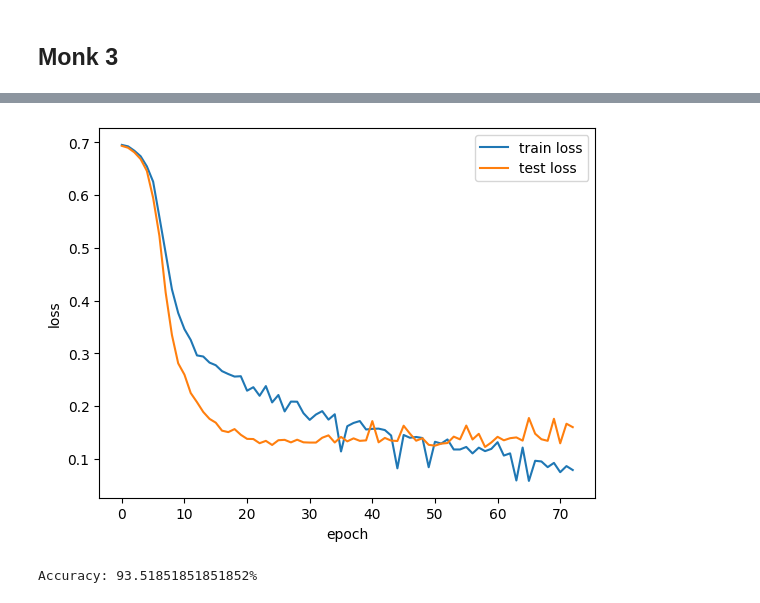
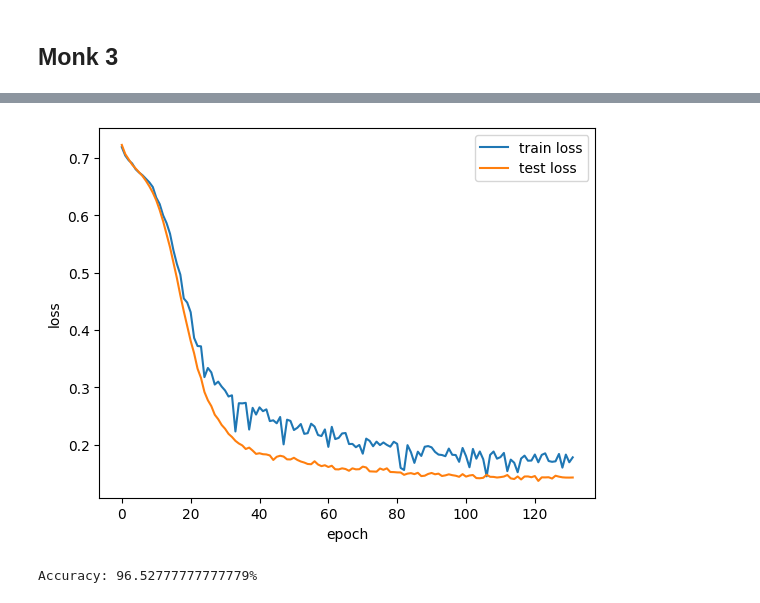
Before and after one commit to effe1209/ProjectML_Course, a Jupyter notebook: monk.ipynb, the cells around one changed output, grey strips where cells are left out. Saved outputs shown, nothing was run; the diff lists cells and outputs as text; code cells hidden in the pictures.

```diff
--- a/monk.ipynb
+++ b/monk.ipynb
@@ -204,6 +219,10 @@ for i in range(LEN_CONFIGURATIONS):
 CONFIG_DICTIONARY_EPOCHS = {}
 for i in range(LEN_CONFIGURATIONS):
   CONFIG_DICTIONARY_EPOCHS[i] = 0
+
+CONFIG_DICTIONARY_INSTABILITY = {}
+for i in range(LEN_CONFIGURATIONS):
+  CONFIG_DICTIONARY_INSTABILITY[i] = 0
 
 # Cross Validation X K-folds
 for i in range(LEN_CONFIGURATIONS): #iterate over all configurations
@@ -233,6 +252,7 @@ for i in range(LEN_CONFIGURATIONS): #iterate over all configurations
     )
     best_nn, train_loss_vector, test_loss_vector = trainer.train(print_epochs=False) # returns the best nn based on val, the train and val loss vectors
     CONFIG_DICTIONARY_EPOCHS[i] += len(train_loss_vector) #number of epochs until early stopping or max epochs
+    CONFIG_DICTIONARY_INSTABILITY[i] += val_instability_coeff(test_loss_vector)
 
     #best val accuracy
     out = best_nn.forward(X_val)[-1][-1]
@@ -262,10 +282,10 @@ Training 411
 # %%
 # print the top 5 configurations, sorting criterias: 1 avg accuracy, 2 n parameters (the less the better), 3 epochs trained (the less the better)
-TOP_5_CONFIGS_INDEXES = sorted(CONFIG_DICTIONARY, key=lambda i: (-CONFIG_DICTIONARY[i], count_parameters(CONFIGURATIONS[i][0]), CONFIG_DICTIONARY_EPOCHS[i] // K_FOLDS))[:5]
+TOP_5_CONFIGS_INDEXES = sorted(CONFIG_DICTIONARY, key=lambda i: (-CONFIG_DICTIONARY[i], count_parameters(CONFIGURATIONS[i][0]), CONFIG_DICTIONARY_INSTABILITY[i] / K_FOLDS))[:5]
 print("Top 5 configurations:")
 for i in TOP_5_CONFIGS_INDEXES:
     ACCURACY = CONFIG_DICTIONARY[i] * 100 / K_FOLDS
-    print(f"Config index: {CONFIGURATIONS[i]}, Avg Epochs: {CONFIG_DICTIONARY_EPOCHS[i] // K_FOLDS}, Mean Accuracy: {ACCURACY}%")
+    print(f"Config index: {CONFIGURATIONS[i]}, Avg Epochs: {CONFIG_DICTIONARY_EPOCHS[i] // K_FOLDS}, Mean Accuracy: {ACCURACY}%, training instability coeff: {CONFIG_DICTIONARY_INSTABILITY[i] / K_FOLDS}")
 
 # Get the best configuration and its average epochs + early stop epochs to be sure it converges
 NEURAL_NETWORK_ARCHITECTURE, NEURAL_NETWORK_ACTIVATION, LOSS_F, ETA, LAMBDA, ALPHA, BATCH_SIZE = CONFIGURATIONS[TOP_5_CONFIGS_INDEXES[0]]
@@ -327,6 +347,10 @@ for i in range(LEN_CONFIGURATIONS):
 CONFIG_DICTIONARY_EPOCHS = {}
 for i in range(LEN_CONFIGURATIONS):
   CONFIG_DICTIONARY_EPOCHS[i] = 0
+
+CONFIG_DICTIONARY_INSTABILITY = {}
+for i in range(LEN_CONFIGURATIONS):
+  CONFIG_DICTIONARY_INSTABILITY[i] = 0
 
 # Cross Validation X K-folds
 for i in range(LEN_CONFIGURATIONS): #iterate over all configurations
@@ -356,6 +380,7 @@ for i in range(LEN_CONFIGURATIONS): #iterate over all configurations
     )
     best_nn, train_loss_vector, test_loss_vector = trainer.train(print_epochs=False) # returns the best nn based on val, the train and val loss vectors
     CONFIG_DICTIONARY_EPOCHS[i] += len(train_loss_vector) #number of epochs until early stopping or max epochs
+    CONFIG_DICTIONARY_INSTABILITY[i] += val_instability_coeff(test_loss_vector)
 
     #best val accuracy
     out = best_nn.forward(X_val)[-1][-1]
@@ -385,9 +410,9 @@ NEURAL_NETWORK_ARCHITECTURE: [17, 8, 1], NEURAL_NETWORK_ACTIV
 # %%
 # print the top 10 configurations, sorting criterias: 1 avg accuracy, 2 n parameters (the less the better), 3 epochs trained (the less the better)
-TOP_10_CONFIGS_INDEXES = sorted(CONFIG_DICTIONARY, key=lambda i: (-CONFIG_DICTIONARY[i], count_parameters(CONFIGURATIONS[i][0]), CONFIG_DICTIONARY_EPOCHS[i] // K_FOLDS))[:10]
+TOP_10_CONFIGS_INDEXES = sorted(CONFIG_DICTIONARY, key=lambda i: (-CONFIG_DICTIONARY[i], count_parameters(CONFIGURATIONS[i][0]), CONFIG_DICTIONARY_INSTABILITY[i] / K_FOLDS))[:10]
 print("Top 10 configurations:")
 for i in TOP_10_CONFIGS_INDEXES:
     ACCURACY = CONFIG_DICTIONARY[i] * 100 / K_FOLDS
-    print(f"Config index: {CONFIGURATIONS[i]}, Avg Epochs: {CONFIG_DICTIONARY_EPOCHS[i] // K_FOLDS}, Mean Accuracy: {ACCURACY}%")
+    print(f"Config index: {CONFIGURATIONS[i]}, Avg Epochs: {CONFIG_DICTIONARY_EPOCHS[i] // K_FOLDS}, Mean Accuracy: {ACCURACY}%, training instability coeff: {CONFIG_DICTIONARY_INSTABILITY[i] / K_FOLDS}")
 # %% [output]
 Top 10 configurations:
@@ -404,37 +429,39 @@ Config index: ([17, 8, 1], ['leaky relu', 'identity'], 'binary cross entropy sig
 # %%
 # Get the best configuration and its average epochs + early stop epochs to be sure it converges
-NEURAL_NETWORK_ARCHITECTURE, NEURAL_NETWORK_ACTIVATION, LOSS_F, ETA, LAMBDA, ALPHA, BATCH_SIZE = CONFIGURATIONS[TOP_10_CONFIGS_INDEXES[0]]
-EPOCHS = CONFIG_DICTIONARY_EPOCHS[TOP_10_CONFIGS_INDEXES[0]] // K_FOLDS
+NEURAL_NETWORK_ARCHITECTURE, NEURAL_NETWORK_ACTIVATION, LOSS_F, ETA, LAMBDA, ALPHA, BATCH_SIZE = CONFIGURATIONS[TOP_10_CONFIGS_INDEXES[7]]
+ETA = ETA/3
+LAMBDA = LAMBDA * 3
+EPOCHS = CONFIG_DICTIONARY_EPOCHS[TOP_10_CONFIGS_INDEXES[7]] // K_FOLDS
 
 nn = NeuralNetwork(NEURAL_NETWORK_ARCHITECTURE, NEURAL_NETWORK_ACTIVATION, std=0.2)
 trainer = Trainer(
     nn=nn,
     loss=Loss(LOSS_F),
     X_train=X_train_full,
     y_train=y_train_full,
     X_val = X_test,
     y_val=y_test,
     epochs=EPOCHS,
     early_stopping=EPOCHS + 1, #can't early stop because we are using the test set as final evaluation, the +1 is to be extra sure
     eta=ETA,                   # Learning rate iniziale
     lam=LAMBDA,                # L2
     alpha=ALPHA,               # Momentum
     batch_size=BATCH_SIZE,
     shuffle_batches=True
 )
 # still returns the best nn, but we don-t use it for accuracy calculation nor early stopping otherwise it is data leakage
 best_nn, train_loss_vector, test_loss_vector = trainer.train(print_epochs=False)
 
 #plot curves
 plot_curves(train_loss_vector, test_loss_vector, 'loss', 'test')
 
 # val accuracy, we can't early stop because we are using the test set as final evaluation, we can't pick the best nn, we have to use the last nn
 out = nn.forward(X_test)[-1][-1]  #have to use the last trained nn, otherwise is data leakage
 if LOSS_F == 'binary cross entropy sigmoid':
   out = sigmoid(out)
 
 predictions = np.round(out)
 print(f"Accuracy: {np.mean(predictions == y_test) * 100}%")
 # %% [output]
-[figure, old version]
+[figure, new version]
-Accuracy: 93.51851851851852%
+Accuracy: 96.52777777777779%
```
Also changed, not shown: parts of 8 cells of this notebook, 1 other file.
